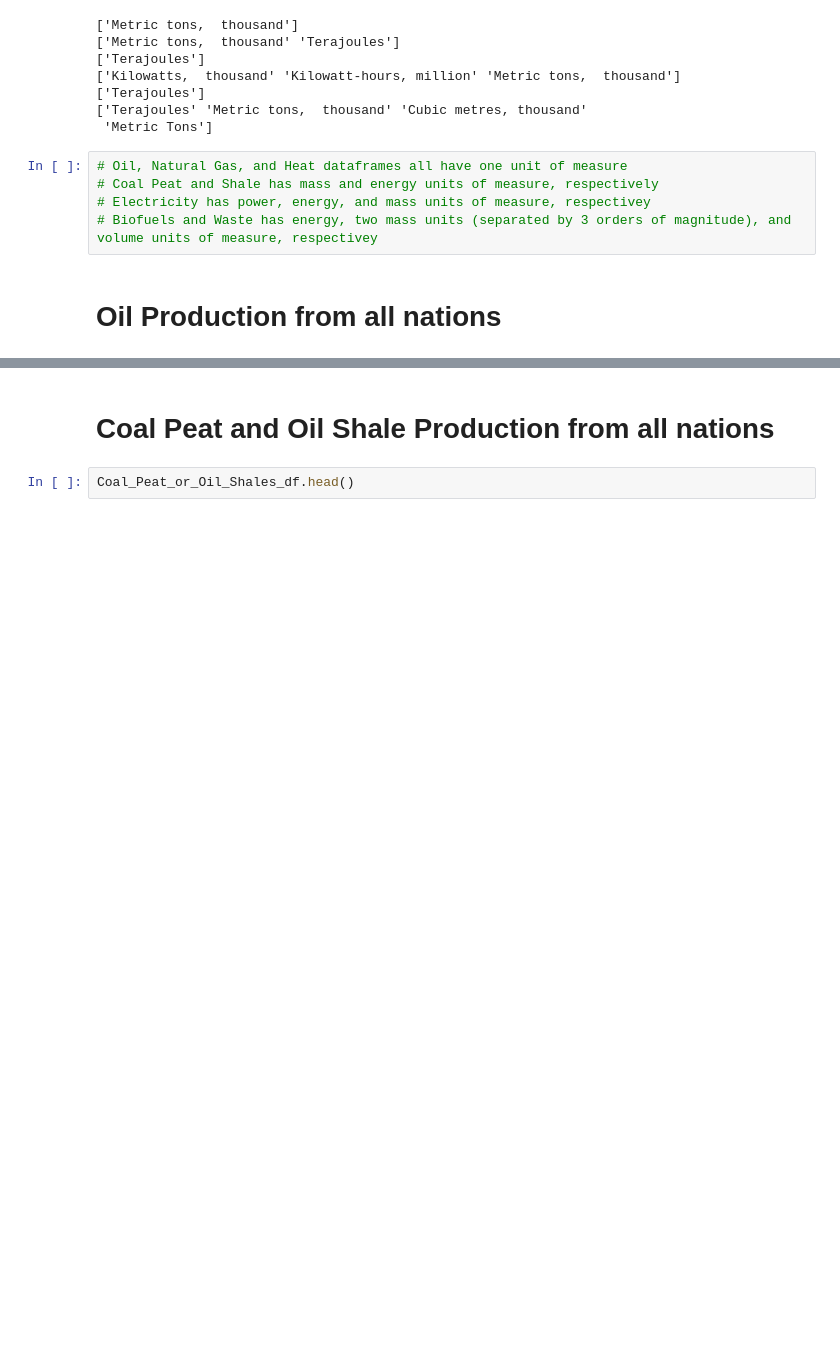
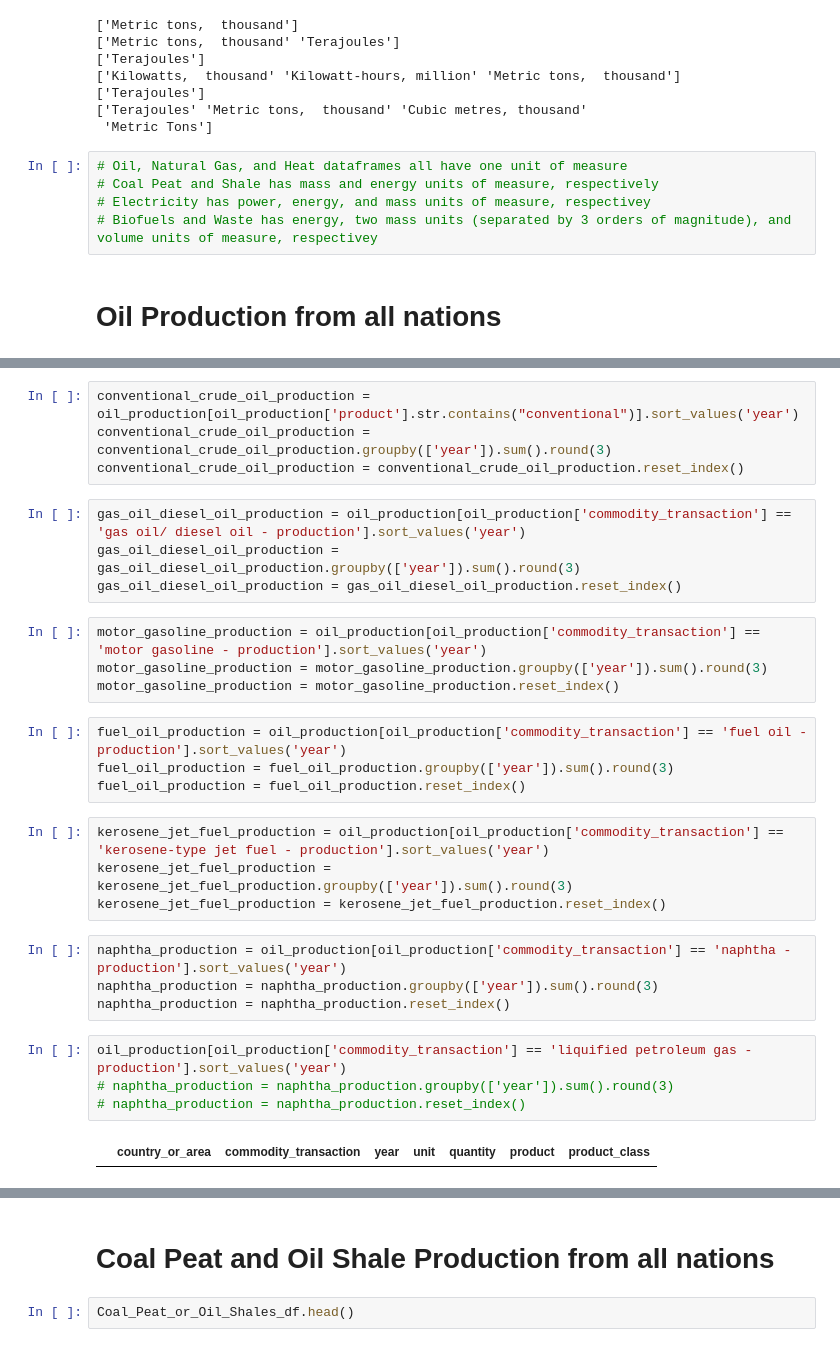
Before and after one commit to philipayazi/International-Energy-Statistics, a Jupyter notebook: International_Energy_Statistics.ipynb, the cells around one changed output, grey strips where cells are left out. Cells and saved outputs as stored; diff of their text form; blank space fills up the shorter version.

```diff
--- a/International_Energy_Statistics.ipynb
+++ b/International_Energy_Statistics.ipynb
@@ -293,0 +302,30 @@ ax1.set_yscale('log')
+# %%
+conventional_crude_oil_production = oil_production[oil_production['product'].str.contains("conventional")].sort_values('year')
+conventional_crude_oil_production = conventional_crude_oil_production.groupby(['year']).sum().round(3)
+conventional_crude_oil_production = conventional_crude_oil_production.reset_index()
+# %%
+gas_oil_diesel_oil_production = oil_production[oil_production['commodity_transaction'] == 'gas oil/ diesel oil - production'].sort_values('year')
+gas_oil_diesel_oil_production = gas_oil_diesel_oil_production.groupby(['year']).sum().round(3)
+gas_oil_diesel_oil_production = gas_oil_diesel_oil_production.reset_index()
+# %%
+motor_gasoline_production = oil_production[oil_production['commodity_transaction'] == 'motor gasoline - production'].sort_values('year')
+motor_gasoline_production = motor_gasoline_production.groupby(['year']).sum().round(3)
+motor_gasoline_production = motor_gasoline_production.reset_index()
+# %%
+fuel_oil_production = oil_production[oil_production['commodity_transaction'] == 'fuel oil - production'].sort_values('year')
+fuel_oil_production = fuel_oil_production.groupby(['year']).sum().round(3)
+fuel_oil_production = fuel_oil_production.reset_index()
+# %%
+kerosene_jet_fuel_production = oil_production[oil_production['commodity_transaction'] == 'kerosene-type jet fuel - production'].sort_values('year')
+kerosene_jet_fuel_production = kerosene_jet_fuel_production.groupby(['year']).sum().round(3)
+kerosene_jet_fuel_production = kerosene_jet_fuel_production.reset_index()
+# %%
+naphtha_production = oil_production[oil_production['commodity_transaction'] == 'naphtha - production'].sort_values('year')
+naphtha_production = naphtha_production.groupby(['year']).sum().round(3)
+naphtha_production = naphtha_production.reset_index()
+# %%
+oil_production[oil_production['commodity_transaction'] == 'liquified petroleum gas - production'].sort_values('year')
+# naphtha_production = naphtha_production.groupby(['year']).sum().round(3)
+# naphtha_production = naphtha_production.reset_index()
+# %% [output]
+|  | country_or_area | commodity_transaction | year | unit | quantity | product | product_class |
```
Also changed, not shown: parts of 8 cells of this notebook.
